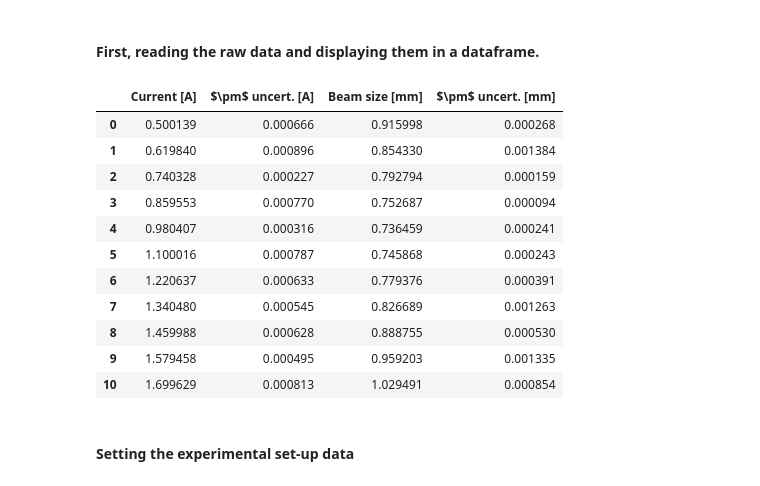
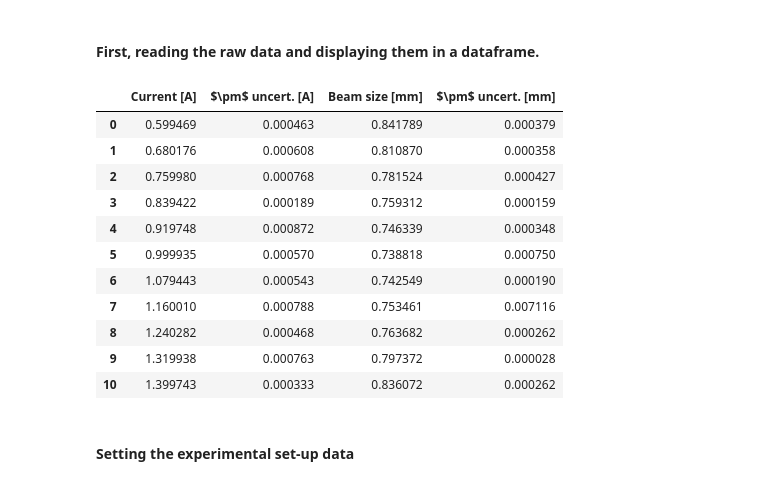
Before and after one commit to ccochato/cnm_final_project, a Jupyter notebook: FINAL_PROJECT_BOOTSTRAPPING_Emittance_uncertainty.ipynb, the cells around one changed output. Saved outputs shown, nothing was run; the diff lists cells and outputs as text; code cells hidden in the pictures.

```diff
--- a/FINAL_PROJECT_BOOTSTRAPPING_Emittance_uncertainty.ipynb
+++ b/FINAL_PROJECT_BOOTSTRAPPING_Emittance_uncertainty.ipynb
@@ -11,31 +11,31 @@ from random import seed
 # %% [markdown]
 #### First, reading the raw data and displaying them in a dataframe.
 # %%
-I_meas, sigm = np.loadtxt('1_medida_emittance_planeX_E_147.8_MULTIBUNCH.txt', skiprows=2, unpack=True)
+I_meas, sigm = np.loadtxt('2_medida_emittance_planeX_E_147.8_MULTIBUNCH.txt', skiprows=2, unpack=True)
 current, err_current, sigma,err_sigma  = [],[],[],[]
 for i in range(0, len(I_meas), 4):
     current.append(np.mean(I_meas[i:i+4]))
     err_current.append(np.std(I_meas[i:i+4]))
     sigma.append(np.mean(sigm[i:i+4]))
     err_sigma.append(np.std(sigm[i:i+4]))
 Data = pd.DataFrame({' Current [A]':current,
                      '$\pm$ uncert. [A]': err_current,
                      'Beam size [mm]':np.array(sigma)*1000,
                      '$\pm$ uncert. [mm]': np.array(err_sigma)*1000})
 Data
 # %% [output]
 |  | Current [A] | $\pm$ uncert. [A] | Beam size [mm] | $\pm$ uncert. [mm] |
-| 0 | 0.500139 | 0.000666 | 0.915998 | 0.000268 |
-| 1 | 0.619840 | 0.000896 | 0.854330 | 0.001384 |
-| 2 | 0.740328 | 0.000227 | 0.792794 | 0.000159 |
-| 3 | 0.859553 | 0.000770 | 0.752687 | 0.000094 |
-| 4 | 0.980407 | 0.000316 | 0.736459 | 0.000241 |
-| 5 | 1.100016 | 0.000787 | 0.745868 | 0.000243 |
-| 6 | 1.220637 | 0.000633 | 0.779376 | 0.000391 |
-| 7 | 1.340480 | 0.000545 | 0.826689 | 0.001263 |
-| 8 | 1.459988 | 0.000628 | 0.888755 | 0.000530 |
-| 9 | 1.579458 | 0.000495 | 0.959203 | 0.001335 |
-| 10 | 1.699629 | 0.000813 | 1.029491 | 0.000854 |
+| 0 | 0.599469 | 0.000463 | 0.841789 | 0.000379 |
+| 1 | 0.680176 | 0.000608 | 0.810870 | 0.000358 |
+| 2 | 0.759980 | 0.000768 | 0.781524 | 0.000427 |
+| 3 | 0.839422 | 0.000189 | 0.759312 | 0.000159 |
+| 4 | 0.919748 | 0.000872 | 0.746339 | 0.000348 |
+| 5 | 0.999935 | 0.000570 | 0.738818 | 0.000750 |
+| 6 | 1.079443 | 0.000543 | 0.742549 | 0.000190 |
+| 7 | 1.160010 | 0.000788 | 0.753461 | 0.007116 |
+| 8 | 1.240282 | 0.000468 | 0.763682 | 0.000262 |
+| 9 | 1.319938 | 0.000763 | 0.797372 | 0.000028 |
+| 10 | 1.399743 | 0.000333 | 0.836072 | 0.000262 |
 # %% [markdown]
 #### Setting the experimental set-up data
 # %%
```
Also changed, not shown: parts of 7 cells of this notebook.
